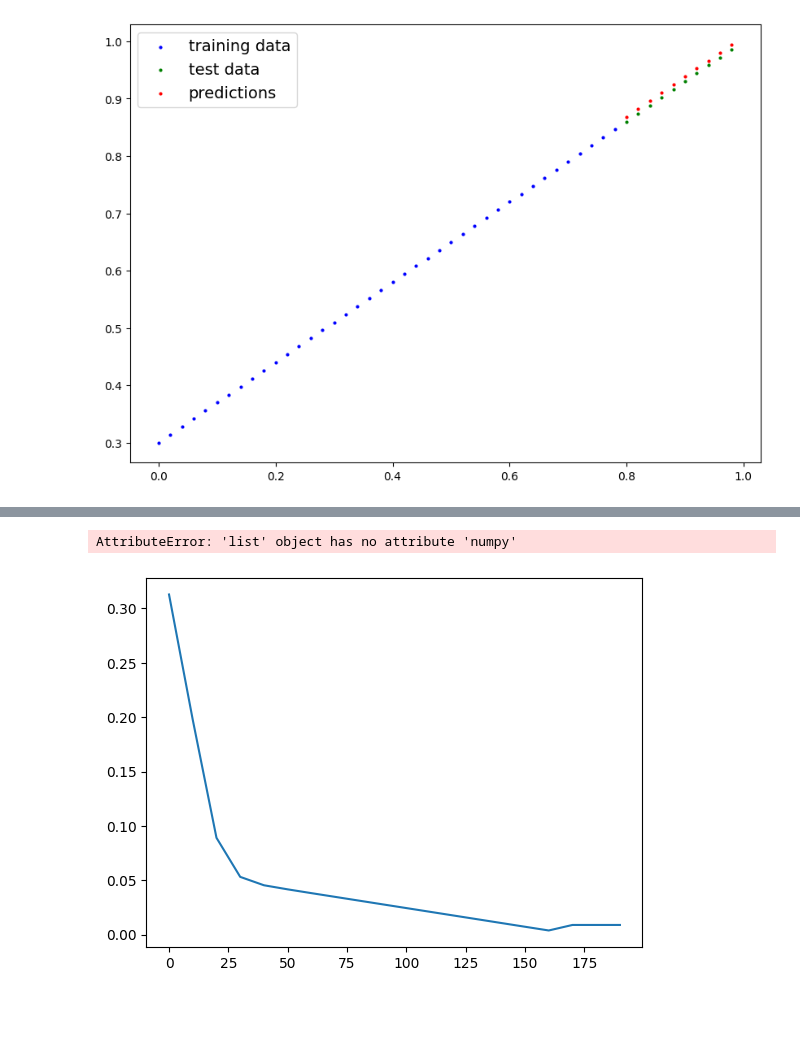
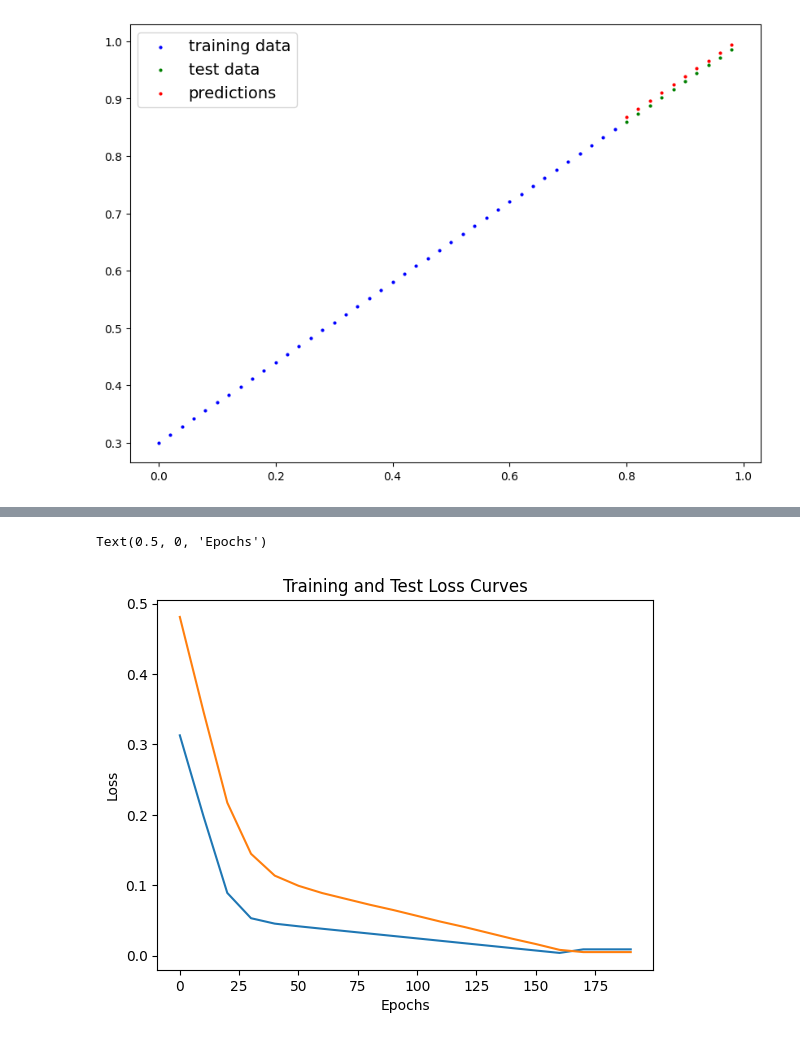
Before and after one commit to narendra974/Pytorch_Bootcamp_ZTM, a Jupyter notebook: 02_Pytorch_Workflow.ipynb, the cells around one changed output, grey strips where cells are left out. Cells and saved outputs as stored; diff of their text form; code cells hidden in the pictures; blank space fills up the shorter version.

```diff
--- a/02_Pytorch_Workflow.ipynb
+++ b/02_Pytorch_Workflow.ipynb
@@ -338,11 +338,11 @@ loss_values, test_loss_values
 # %%
 import numpy as np
 
 plt.plot(epoch_count, np.array(torch.tensor(loss_values).numpy()), label="Training Loss")
-plt.plot(epoch_count, np.array(test_loss_values.numpy()), label="Test Loss")
+plt.plot(epoch_count, np.array(torch.tensor(test_loss_values).numpy()), label="Test Loss")
 plt.title("Training and Test Loss Curves")
 plt.ylabel("Loss")
 plt.xlabel("Epochs")
 # %% [output]
-AttributeError: 'list' object has no attribute 'numpy'
+Text(0.5, 0, 'Epochs')
-[figure, old version]
+[figure, new version]
```
Also changed, not shown: parts of 1 cell of this notebook.
